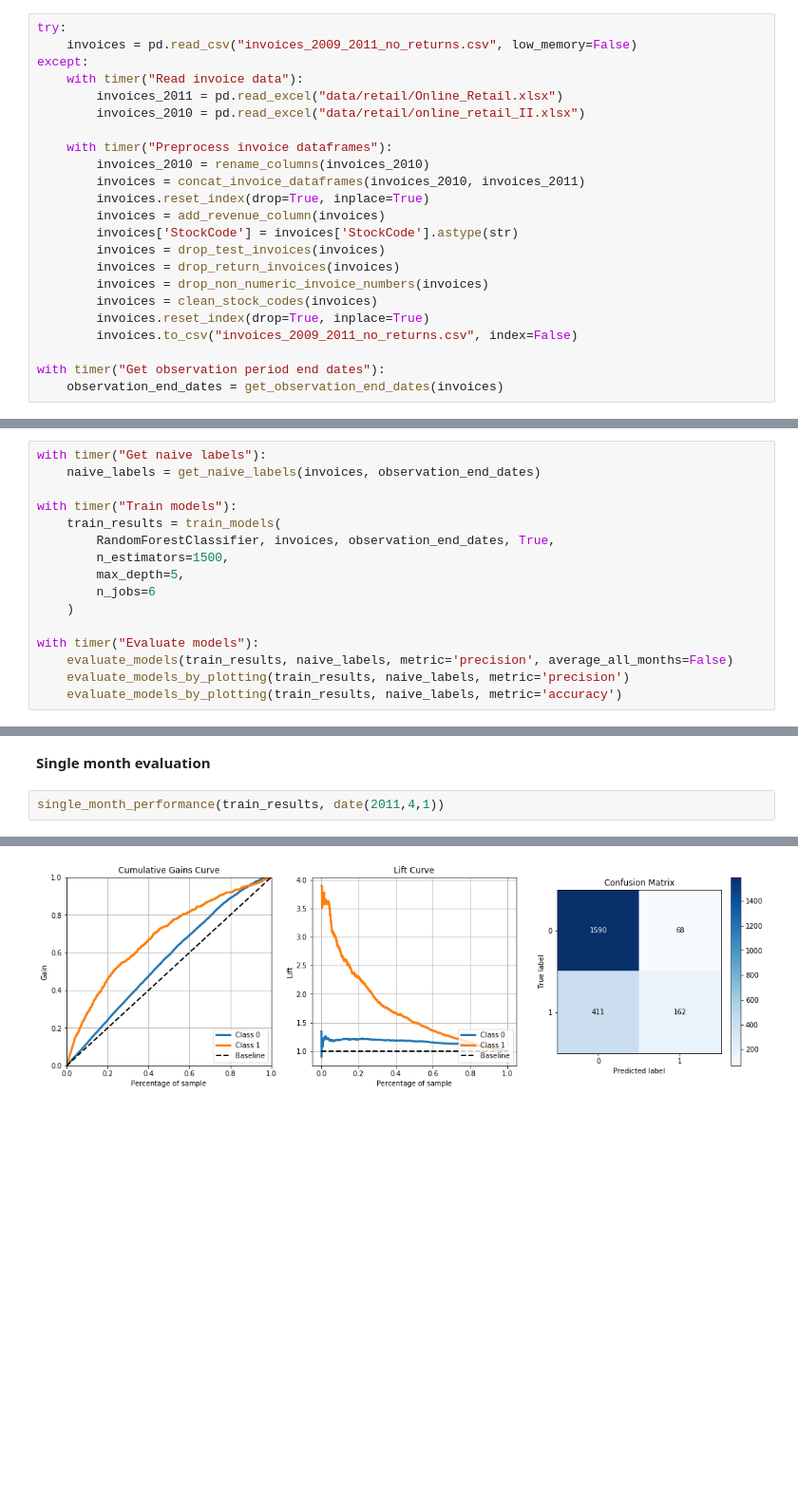
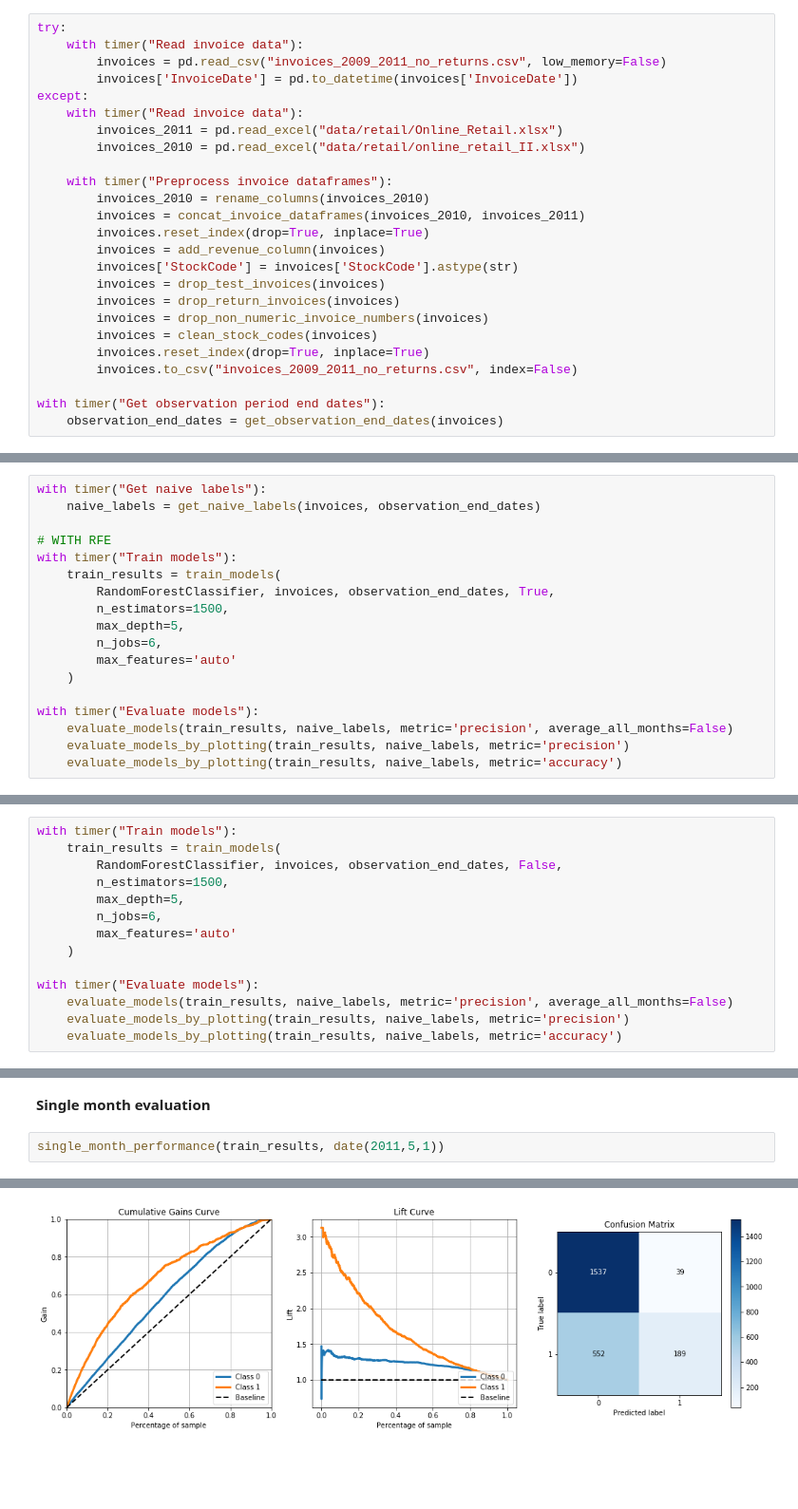
Before and after one commit to W-Tran/predicting-next-purchase, a Jupyter notebook: predicting_purchases_in_next_month.ipynb, the cells around one changed output, grey strips where cells are left out. Shown: that part at 95% size. Cells and saved outputs as stored; diff of their text form; blank space fills up the shorter version.

Commit message:
Rerun cells with RFE Random Forest

```diff
--- a/predicting_purchases_in_next_month.ipynb
+++ b/predicting_purchases_in_next_month.ipynb
@@ -26,7 +26,9 @@ def timer(name):
 **Preprocess**
 # %%
 try:
-    invoices = pd.read_csv("invoices_2009_2011_no_returns.csv", low_memory=False)
+    with timer("Read invoice data"):
+        invoices = pd.read_csv("invoices_2009_2011_no_returns.csv", low_memory=False)
+        invoices['InvoiceDate'] = pd.to_datetime(invoices['InvoiceDate'])
 except:
     with timer("Read invoice data"):
         invoices_2011 = pd.read_excel("data/retail/Online_Retail.xlsx")
@@ -60,12 +63,14 @@ Get observation period end dates - done in 0s
 with timer("Get naive labels"):
     naive_labels = get_naive_labels(invoices, observation_end_dates)
 
+# WITH RFE
 with timer("Train models"):
     train_results = train_models(
         RandomForestClassifier, invoices, observation_end_dates, True,
         n_estimators=1500,
         max_depth=5,
-        n_jobs=6
+        n_jobs=6,
+        max_features='auto'
     )
 
 with timer("Evaluate models"):
@@ -94,0 +102,14 @@ Evaluate models - done in 28s
+# %%
+with timer("Train models"):
+    train_results = train_models(
+        RandomForestClassifier, invoices, observation_end_dates, False,
+        n_estimators=1500,
+        max_depth=5,
+        n_jobs=6,
+        max_features='auto'
+    )
+
+with timer("Evaluate models"):
+    evaluate_models(train_results, naive_labels, metric='precision', average_all_months=False)
+    evaluate_models_by_plotting(train_results, naive_labels, metric='precision')
+    evaluate_models_by_plotting(train_results, naive_labels, metric='accuracy')
@@ -115,7 +139,7 @@ Observation end date: 2011-04-01
 # %% [markdown]
 **Single month evaluation**
 # %%
-single_month_performance(train_results, date(2011,4,1))
+single_month_performance(train_results, date(2011,5,1))
 # %% [output]
               precision    recall  f1-score   support
 
@@ -128,4 +152,4 @@ weighted avg       0.77      0.79      0.75      2231
-[figure, old version]
+[figure, new version]
 # %% [markdown]
 <br>
 <br>
```
Also changed, not shown: parts of 7 cells of this notebook.
